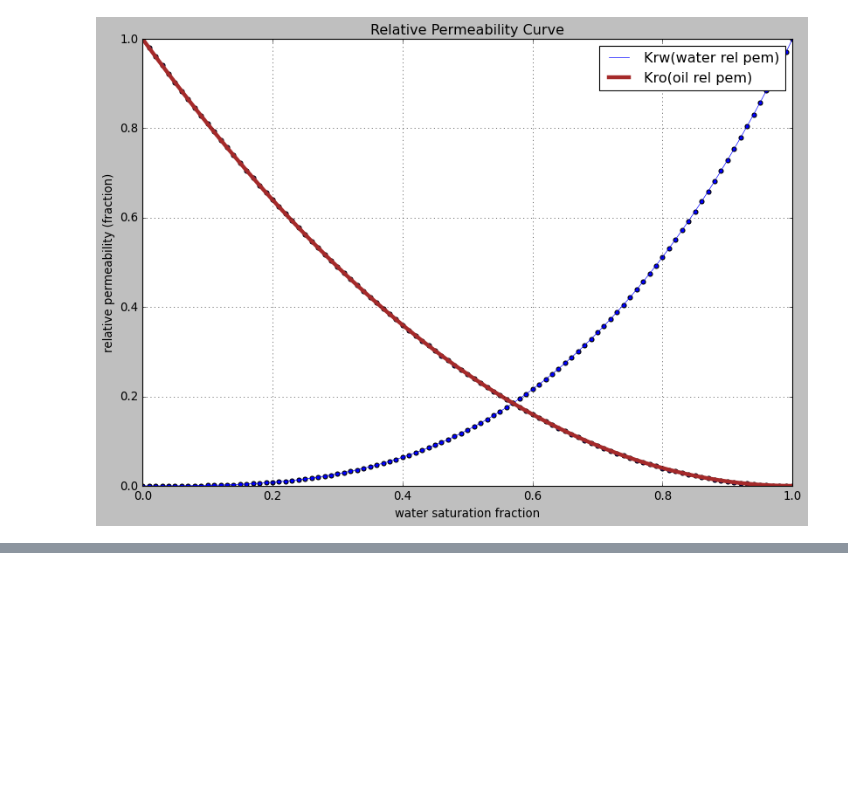
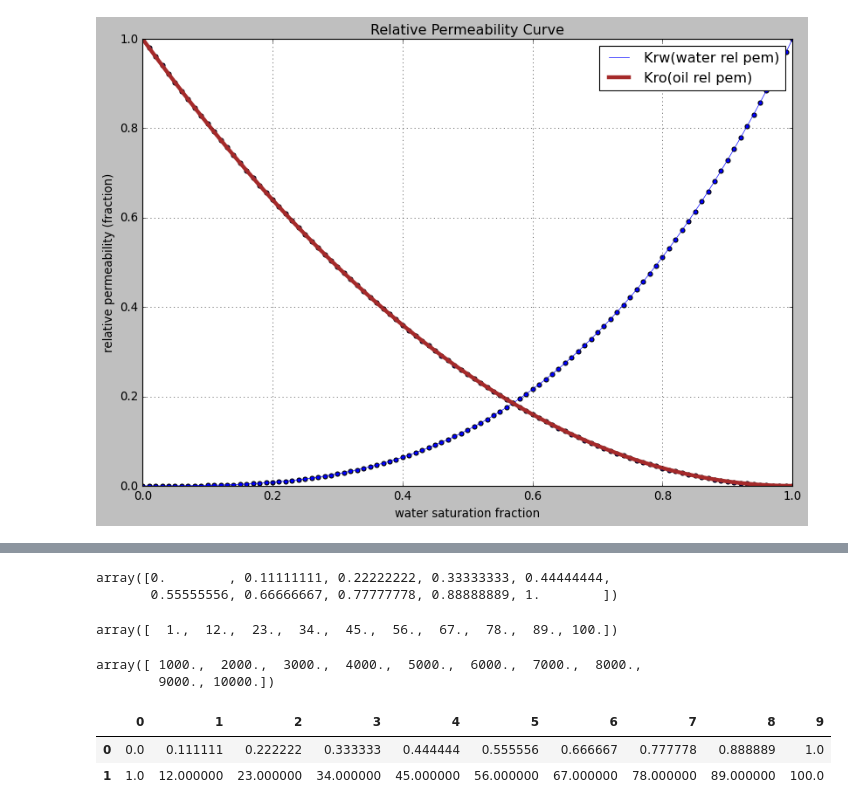
Before and after one commit to habib-ur-rehman143/Petro-Python-Codes, a Jupyter notebook: DAY 8.ipynb, the cells around one changed output, grey strips where cells are left out. Cells and saved outputs as stored; diff of their text form; code cells hidden in the pictures; blank space fills up the shorter version.

```diff
--- a/DAY 8.ipynb
+++ b/DAY 8.ipynb
@@ -594,0 +600,13 @@ plt.savefig('relative_perm_curve')
+# %%
+poro = np.linspace(0,1,10)
+# %%
+poro
+# %% [output]
+array([0.        , 0.11111111, 0.22222222, 0.33333333, 0.44444444,
+       0.55555556, 0.66666667, 0.77777778, 0.88888889, 1.        ])
+# %%
+perm = np.linspace(1,100,10)
+# %%
+perm
+# %% [output]
+array([  1.,  12.,  23.,  34.,  45.,  56.,  67.,  78.,  89., 100.])
@@ -594,0 +615,11 @@ plt.savefig('relative_perm_curve')
+# %%
+depth
+# %% [output]
+array([ 1000.,  2000.,  3000.,  4000.,  5000.,  6000.,  7000.,  8000.,
+        9000., 10000.])
+# %%
+pd.DataFrame([poro,perm])
+# %% [output]
+|  | 0 | 1 | 2 | 3 | 4 | 5 | 6 | 7 | 8 | 9 |
+| 0 | 0.0 | 0.111111 | 0.222222 | 0.333333 | 0.444444 | 0.555556 | 0.666667 | 0.777778 | 0.888889 | 1.0 |
+| 1 | 1.0 | 12.000000 | 23.000000 | 34.000000 | 45.000000 | 56.000000 | 67.000000 | 78.000000 | 89.000000 | 100.0 |
```
Also changed, not shown: parts of 10 cells of this notebook.
